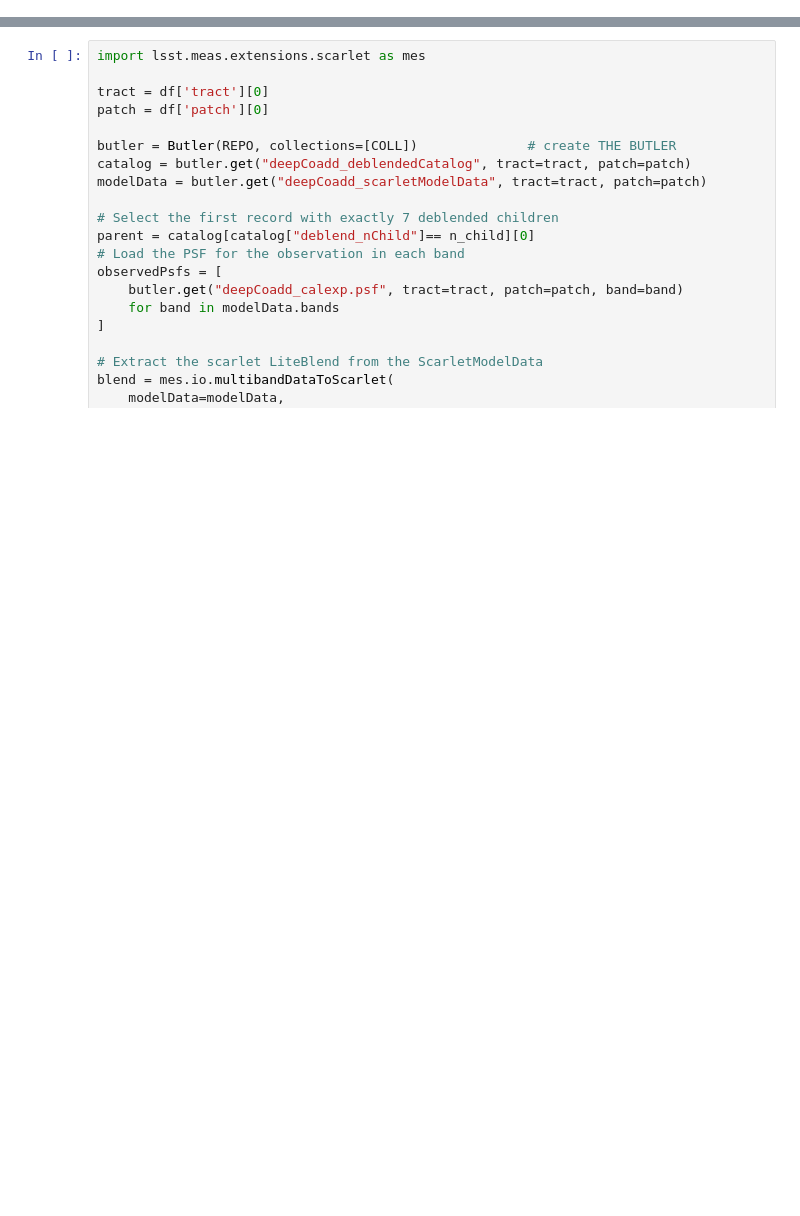
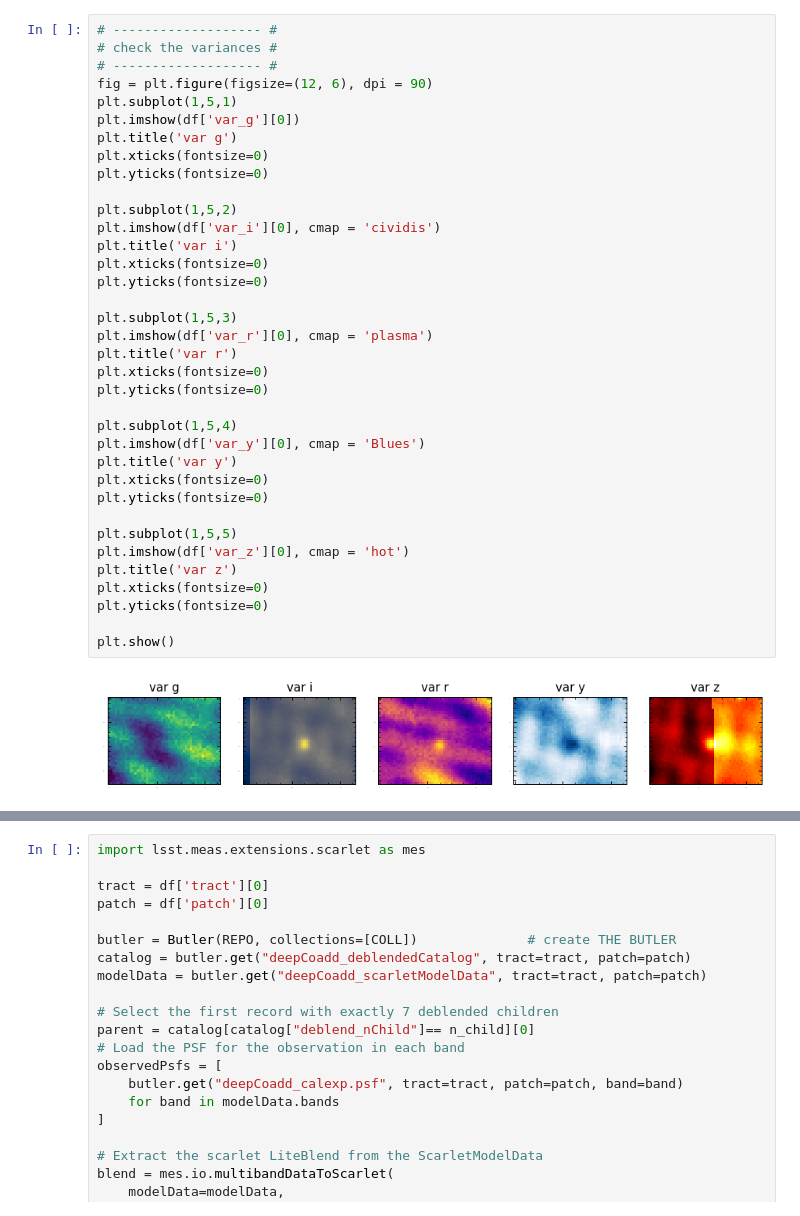
Before and after one commit to SampsonML/HSC_galaxy_tools, a Jupyter notebook: full_scene_extraction.ipynb, the cells around one changed output, grey strips where cells are left out. Drawn from its saved outputs; the diff is of its cells as text; blank space fills up the shorter version.

```diff
--- a/full_scene_extraction.ipynb
+++ b/full_scene_extraction.ipynb
@@ -333,0 +380,38 @@ plt.show()
+# %%
+# ------------------- #
+# check the variances #
+# ------------------- #
+fig = plt.figure(figsize=(12, 6), dpi = 90)
+plt.subplot(1,5,1)
+plt.imshow(df['var_g'][0])
+plt.title('var g')
+plt.xticks(fontsize=0)
+plt.yticks(fontsize=0)
+
+plt.subplot(1,5,2)
+plt.imshow(df['var_i'][0], cmap = 'cividis')
+plt.title('var i')
+plt.xticks(fontsize=0)
+plt.yticks(fontsize=0)
+
+plt.subplot(1,5,3)
+plt.imshow(df['var_r'][0], cmap = 'plasma')
+plt.title('var r')
+plt.xticks(fontsize=0)
+plt.yticks(fontsize=0)
+
+plt.subplot(1,5,4)
+plt.imshow(df['var_y'][0], cmap = 'Blues')
+plt.title('var y')
+plt.xticks(fontsize=0)
+plt.yticks(fontsize=0)
+
+plt.subplot(1,5,5)
+plt.imshow(df['var_z'][0], cmap = 'hot')
+plt.title('var z')
+plt.xticks(fontsize=0)
+plt.yticks(fontsize=0)
+
+plt.show()
+# %% [output]
+[figure, added]
```
Also changed, not shown: parts of 8 cells of this notebook, 1 other file.
